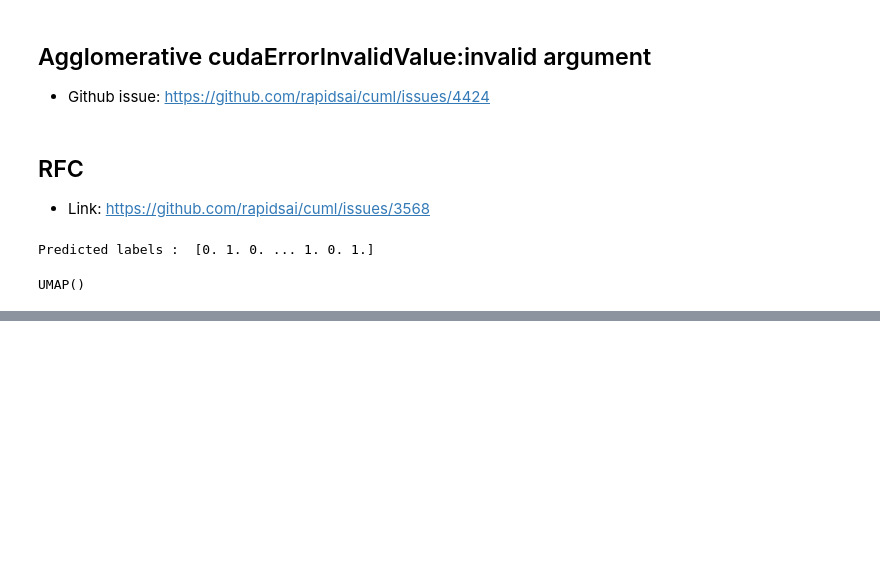
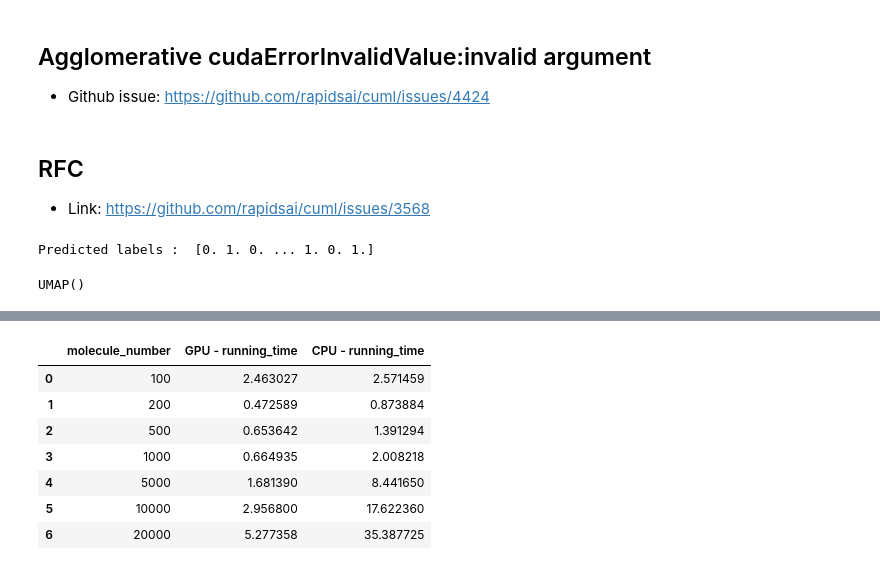
Before and after one commit to ilkersigirci/thesis-work, a Jupyter notebook: notebooks/test.ipynb, the cells around one changed output, grey strips where cells are left out. Saved outputs shown, nothing was run; the diff lists cells and outputs as text; code cells hidden in the pictures; blank space fills up the shorter version.

```diff
--- a/notebooks/test.ipynb
+++ b/notebooks/test.ipynb
@@ -230,0 +330,11 @@ UMAP()
+# %%
+df
+# %% [output]
+|  | molecule_number | GPU - running_time | CPU - running_time |
+| 0 | 100 | 2.463027 | 2.571459 |
+| 1 | 200 | 0.472589 | 0.873884 |
+| 2 | 500 | 0.653642 | 1.391294 |
+| 3 | 1000 | 0.664935 | 2.008218 |
+| 4 | 5000 | 1.681390 | 8.441650 |
+| 5 | 10000 | 2.956800 | 17.622360 |
+| 6 | 20000 | 5.277358 | 35.387725 |
```
Also changed, not shown: parts of 16 cells of this notebook, 1 other file.
